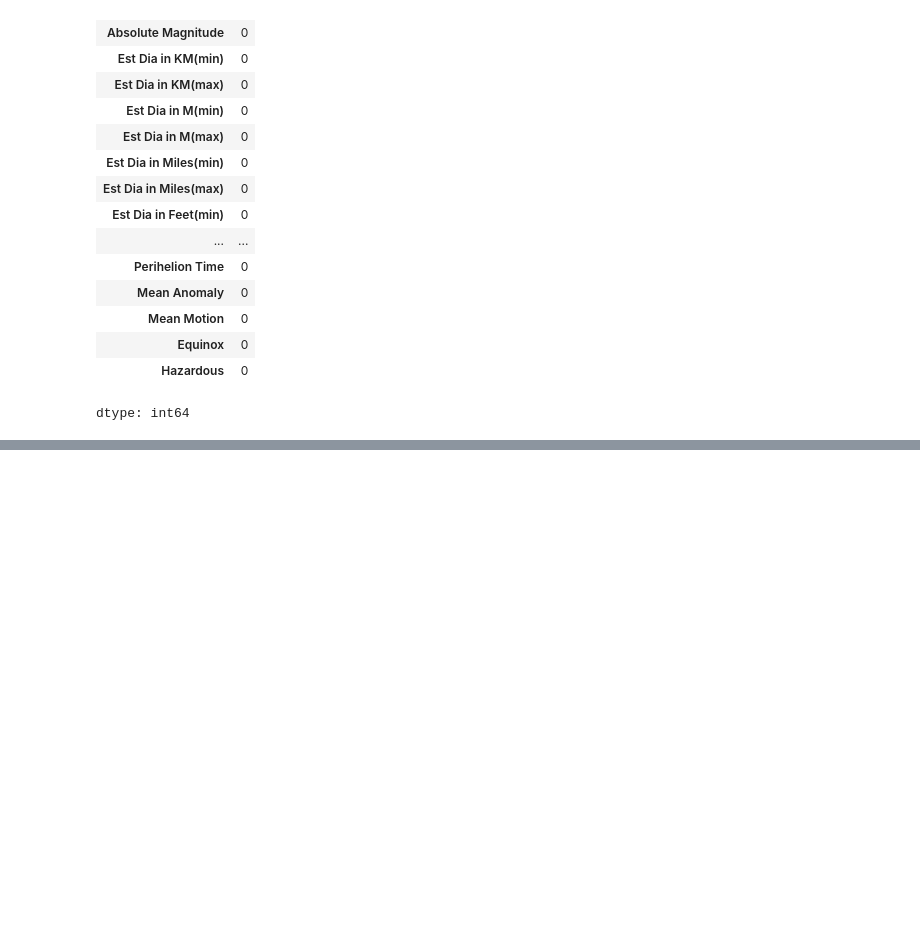
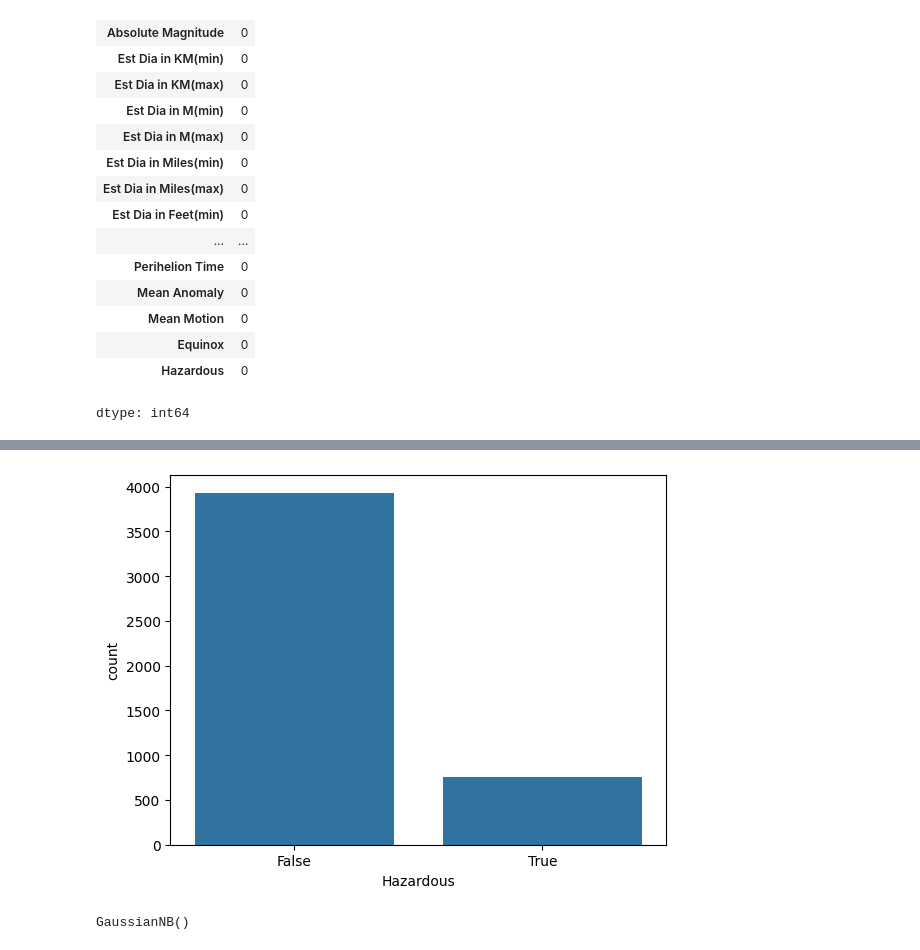
Before and after one commit to sk-shahsi/ML_Model, a Jupyter notebook: Navebyas.ipynb, the cells around one changed output, grey strips where cells are left out. Saved outputs shown, nothing was run; the diff lists cells and outputs as text; code cells hidden in the pictures; blank space fills up the shorter version.

```diff
--- a/Navebyas.ipynb
+++ b/Navebyas.ipynb
@@ -52,0 +105,6 @@ dtype: int64
+# %%
+df = df.drop(['Est Dia in M(min)', 'Est Dia in M(max)',
+       'Est Dia in Miles(min)', 'Est Dia in Miles(max)',
+       'Est Dia in Feet(min)', 'Est Dia in Feet(max)', 'Relative Velocity km per hr', 'Miss Dist.(lunar)',
+       'Miss Dist.(kilometers)', 'Miss Dist.(miles)', 'Close Approach Date', 'Orbit Determination Date', 'Neo Reference ID', 'Name',
+              "Equinox", 'Orbiting Body'],axis=1)
@@ -52,0 +119,5 @@ dtype: int64
+# %%
+sns.countplot(data=df,x='Hazardous')
+plt.show()
+# %% [output]
+[figure, added]
@@ -52,0 +133,5 @@ dtype: int64
+# %%
+model=GaussianNB()
+model.fit(x_train,y_train)
+# %% [output]
+GaussianNB()
```
Also changed, not shown: parts of 13 cells of this notebook.
